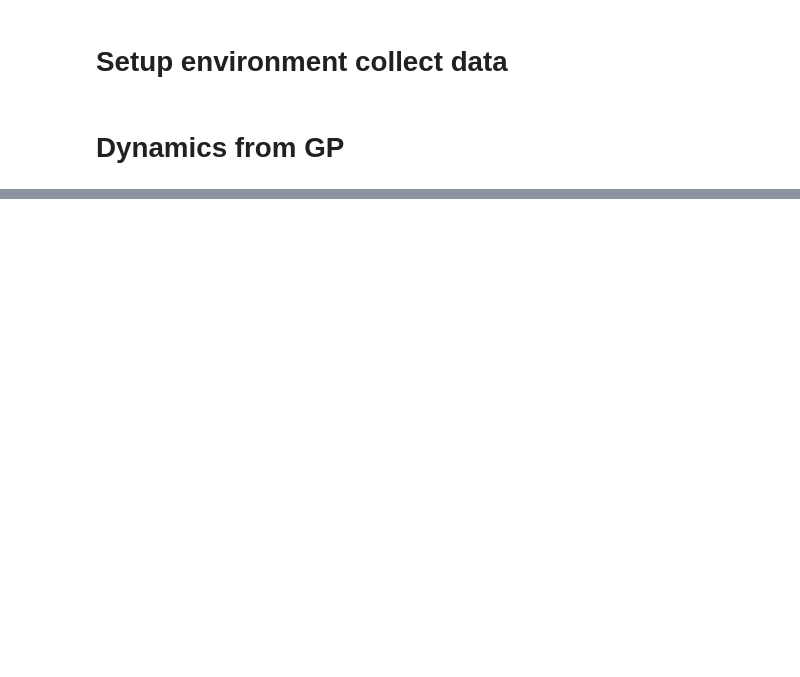
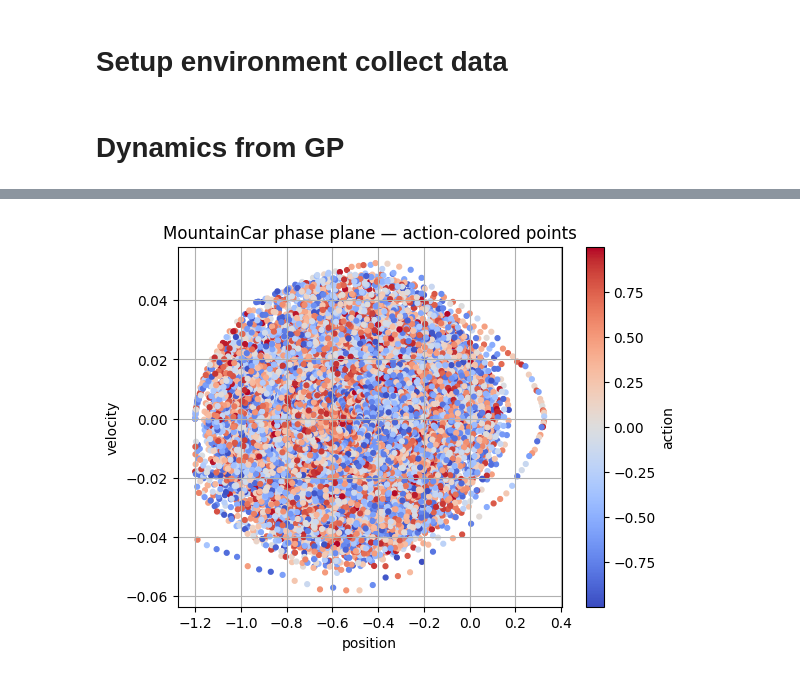
Before and after one commit to JuanCarlos-TiqueRangel/Reinforcement_Learning, a Jupyter notebook: montain_car_gp.ipynb, the cells around one changed output, grey strips where cells are left out. Saved outputs shown, nothing was run; the diff lists cells and outputs as text; code cells hidden in the pictures; blank space fills up the shorter version.

```diff
--- a/montain_car_gp.ipynb
+++ b/montain_car_gp.ipynb
@@ -1468,0 +39,94 @@ KeyboardInterrupt:
+# %%
+# =========================================================
+# MountainCar: Phase plane with action color + dynamics field
+# - 2D (pos, vel) scatter colored by action
+# - Quiver arrows showing empirical mean (Δpos, Δvel) per bin
+# - Marginal histograms for position and velocity
+# =========================================================
+import numpy as np
+import gymnasium as gym
+import matplotlib.pyplot as plt
+from matplotlib.colors import TwoSlopeNorm
+from mpl_toolkits.axes_grid1 import make_axes_locatable
+
+SEED = 0
+TOTAL_STEPS = 100000
+BINS_POS = 35
+BINS_VEL = 35
+ARROW_STRIDE = 2        # thin-out arrows for readability
+USE_POLICY = ["swing", "random"]    # "swing" or "random"
+USE_BOTH_DATA = False
+
+
+rng = np.random.default_rng(SEED)
+
+# ---------- simple policies ----------
+def random_policy(space):
+    low, high = space.low.item(), space.high.item()
+    return np.array([rng.uniform(low, high)], dtype=np.float32)
+
+def swing_up_policy(obs, space):
+    pos, vel = float(obs[0]), float(obs[1])
+    a = np.sign(vel)                       # push in direction of motion
+    #a = 0.95 * a + 0.15                    # slight right bias
+    low, high = space.low.item(), space.high.item()
+    return np.array([np.clip(a, low, high)], dtype=np.float32)
+
+# ---------- rollouts ----------
+def collect(n_steps=TOTAL_STEPS, policy="swing"):
+    env = gym.make("MountainCarContinuous-v0")
+    obs, _ = env.reset(seed=SEED)
+    pos, vel, act, dpos, dvel = [], [], [], [], []
+
+
+    if USE_BOTH_DATA:
+        for training in USE_POLICY:
+            for _ in range(n_steps):
+                if training=="swing":
+                    a = swing_up_policy(obs, env.action_space)
+                else:
+                    a = random_policy(env.action_space)
+                nxt, r, term, trunc, _ = env.step(a)
+
+                pos.append(float(obs[0])); vel.append(float(obs[1])); act.append(float(a[0]))
+                dpos.append(float(nxt[0] - obs[0])); dvel.append(float(nxt[1] - obs[1]))
+                obs = nxt
+                if term or trunc:
+                    obs, _ = env.reset()
+    else:
+        for _ in range(n_steps):
+            #a = swing_up_policy(obs, env.action_space)
+            a = random_policy(env.action_space)
+            nxt, r, term, trunc, _ = env.step(a)
+
+            pos.append(float(obs[0])); vel.append(float(obs[1])); act.append(float(a[0]))
+            dpos.append(float(nxt[0] - obs[0])); dvel.append(float(nxt[1] - obs[1]))
+            obs = nxt
+            if term or trunc:
+                obs, _ = env.reset()
+
+
+
+    env.close()
+    pos = np.asarray(pos); vel = np.asarray(vel); act = np.asarray(act)
+    dpos = np.asarray(dpos); dvel = np.asarray(dvel)
+    return pos, vel, act, dpos, dvel
+
+pos, vel, act, dpos, dvel = collect(policy=USE_POLICY)
+
+fig = plt.figure(figsize=(8,6))
+ax = fig.add_axes([0.12, 0.12, 0.6, 0.6])
+
+norm = TwoSlopeNorm(vcenter=0.0, vmin=act.min(), vmax=act.max())
+pts = ax.scatter(pos, vel, c=act, s=12, cmap="coolwarm", norm=norm)
+
+ax.set_xlabel("position")
+ax.set_ylabel("velocity")
+ax.set_title("MountainCar phase plane — action-colored points")
+
+cb = plt.colorbar(pts, ax=ax)
+cb.set_label("action")
+plt.grid()
+plt.show()
+# %% [output]
+[figure, added]
```
Also changed, not shown: parts of 37 cells of this notebook, 2 other files.
